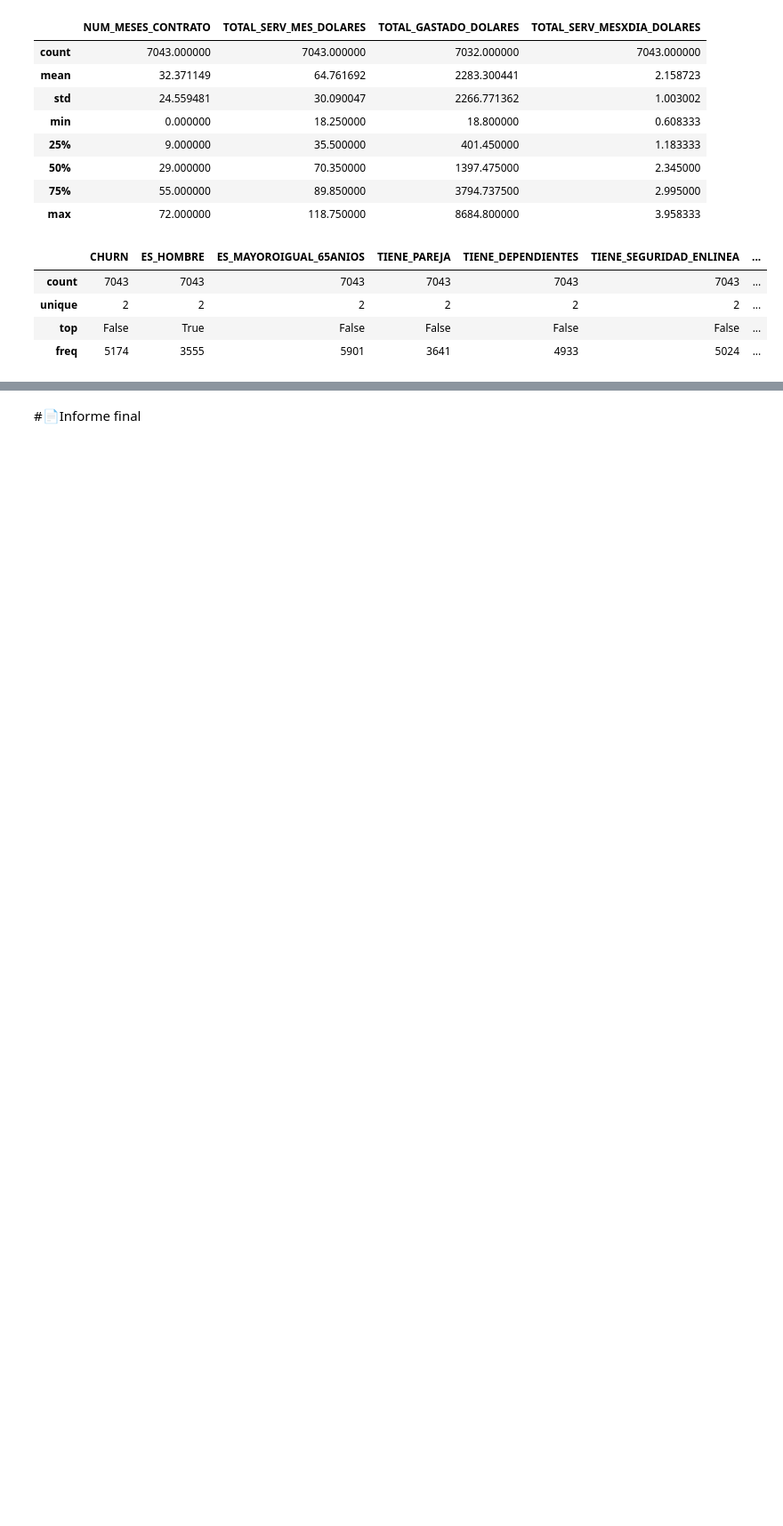
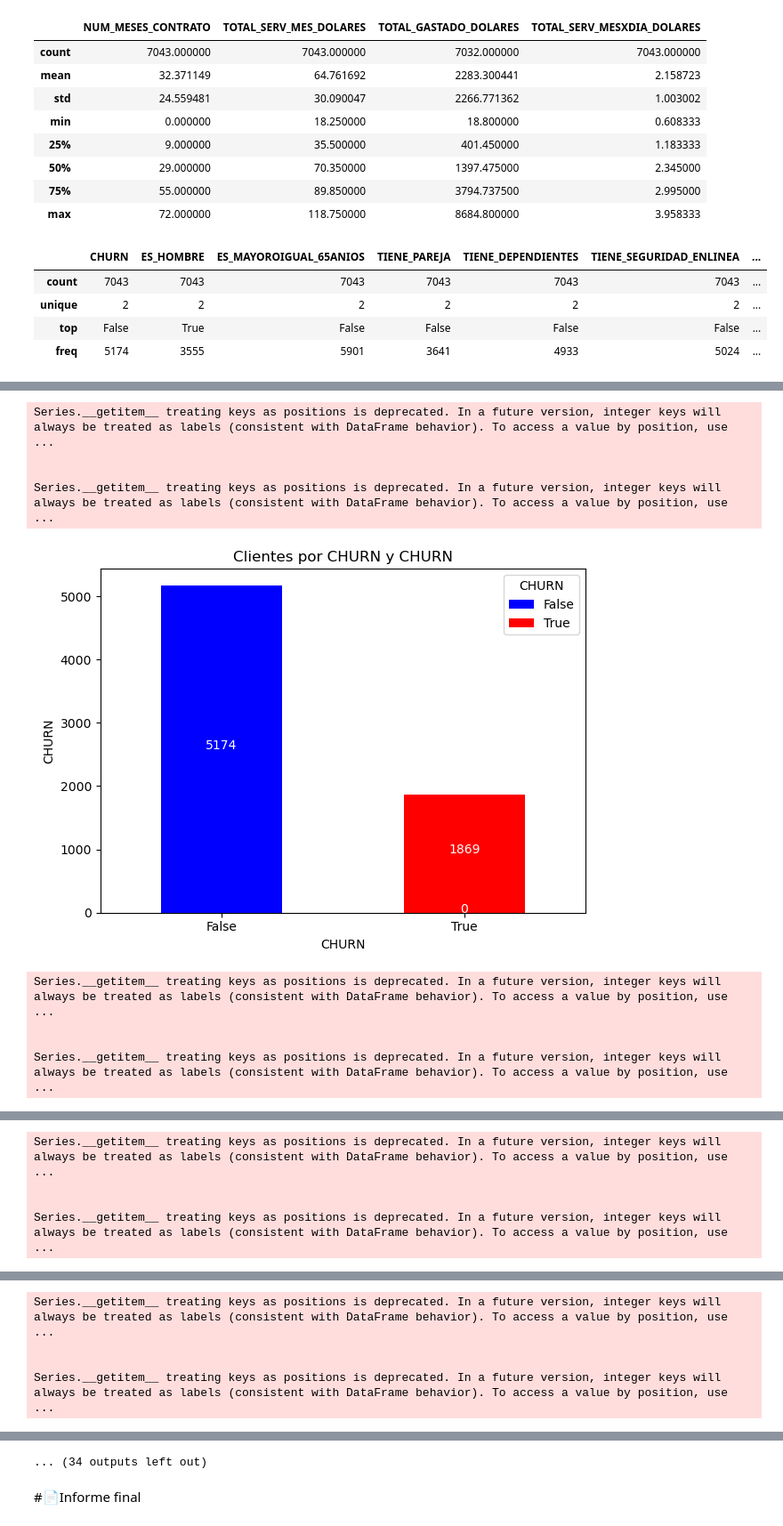
Before and after one commit to Nelly5469/challenge2-data-science-LATAM, a Jupyter notebook: TelecomX_LATAM.ipynb, the cells around one changed output, grey strips where cells are left out. Shown at 89% size. Cells and saved outputs as stored; diff of their text form; code cells hidden in the pictures; blank space fills up the shorter version.

```diff
--- a/TelecomX_LATAM.ipynb
+++ b/TelecomX_LATAM.ipynb
@@ -735,0 +808,38 @@ df_transformed.describe(include=['bool'])
+# %%
+def graficar_barras_agrupadas_2_cols(df_src, col_eje_x, col_eje_y):
+    # Contamos el número total de clientes y los que tienen churn
+    df_grouped = df_transformed.groupby([col_eje_x, col_eje_y]).size().unstack(fill_value=0)
+    # Creación del gráfico
+    fig, ax = plt.subplots()
+
+    # Gráfico apilado
+    df_grouped.plot(kind='bar', stacked=True, color=['blue', 'red'], ax=ax)
+
+    # Añadir etiquetas y título
+    ax.set_xlabel(col_eje_x)
+    ax.set_ylabel(col_eje_y)
+    ax.set_title(f'Clientes por {col_eje_x} y {col_eje_y}')
+    ax.legend(title=col_eje_y, labels=df_src[col_eje_x].unique())
+
+    # Añadir las cantidades en cada barra
+    for index, row in df_grouped.iterrows():
+        ax.text(index, row[0] / 2, str(row[0]), ha='center', color='white')
+        ax.text(index, row[0] + row[1] / 2, str(row[1]), ha='center', color='white')
+
+    plt.xticks(rotation=0)
+    plt.tight_layout()
+    plt.show()
+# %%
+for col in df_transformed:
+    if df_transformed[col].dtype == 'bool':
+        graficar_barras_agrupadas_2_cols(df_transformed, col, 'CHURN')
+# %% [output]
+Series.__getitem__ treating keys as positions is deprecated. In a future version, integer keys will always be treated as labels (consistent with DataFrame behavior). To access a value by position, use ...
+
+
+Series.__getitem__ treating keys as positions is deprecated. In a future version, integer keys will always be treated as labels (consistent with DataFrame behavior). To access a value by position, use ...
+[figure, added]
+Series.__getitem__ treating keys as positions is deprecated. In a future version, integer keys will always be treated as labels (consistent with DataFrame behavior). To access a value by position, use ...
+
+
+Series.__getitem__ treating keys as positions is deprecated. In a future version, integer keys will always be treated as labels (consistent with DataFrame behavior). To access a value by position, use ...
@@ -735,0 +847,4 @@ df_transformed.describe(include=['bool'])
+Series.__getitem__ treating keys as positions is deprecated. In a future version, integer keys will always be treated as labels (consistent with DataFrame behavior). To access a value by position, use ...
+
+
+Series.__getitem__ treating keys as positions is deprecated. In a future version, integer keys will always be treated as labels (consistent with DataFrame behavior). To access a value by position, use ...
@@ -735,0 +852,4 @@ df_transformed.describe(include=['bool'])
+Series.__getitem__ treating keys as positions is deprecated. In a future version, integer keys will always be treated as labels (consistent with DataFrame behavior). To access a value by position, use ...
+
+
+Series.__getitem__ treating keys as positions is deprecated. In a future version, integer keys will always be treated as labels (consistent with DataFrame behavior). To access a value by position, use ...
@@ -735,0 +867 @@ df_transformed.describe(include=['bool'])
+... (34 outputs left out)
```
Also changed, not shown: parts of 11 cells of this notebook.
